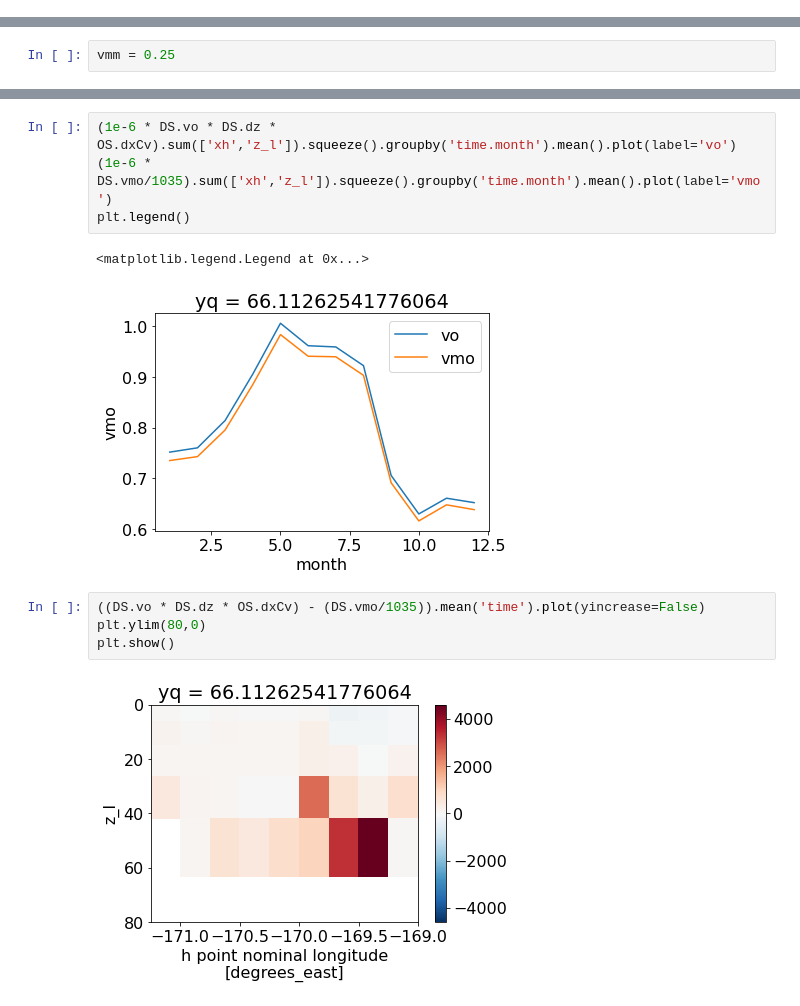
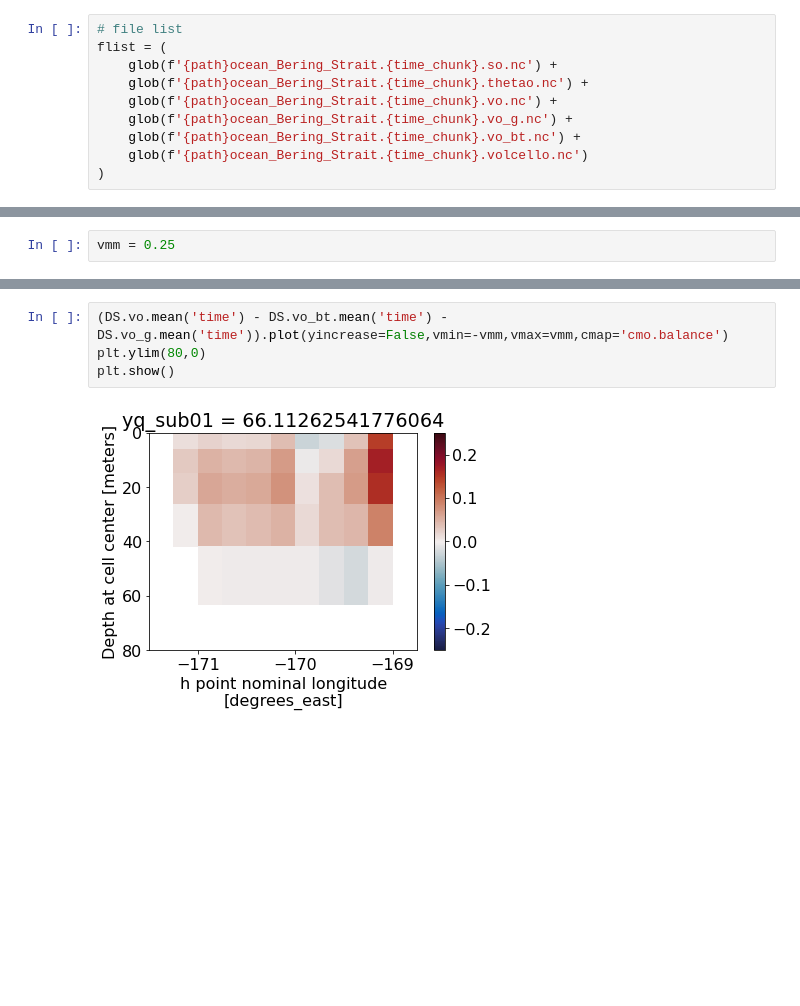
Before and after one commit to marionalberty/Chukchi_heatbudgets, a Jupyter notebook: notebooks/calc_Vdecomp.ipynb, the cells around one changed output, grey strips where cells are left out. Drawn from its saved outputs; the diff is of its cells as text; blank space fills up the shorter version.

```diff
--- a/notebooks/calc_Vdecomp.ipynb
+++ b/notebooks/calc_Vdecomp.ipynb
@@ -194,0 +223,10 @@ DS = decomp_v(DS,grid)
+# %%
+# file list
+flist = (
+    glob(f'{path}ocean_Bering_Strait.{time_chunk}.so.nc') +
+    glob(f'{path}ocean_Bering_Strait.{time_chunk}.thetao.nc') +
+    glob(f'{path}ocean_Bering_Strait.{time_chunk}.vo.nc') +
+    glob(f'{path}ocean_Bering_Strait.{time_chunk}.vo_g.nc') +
+    glob(f'{path}ocean_Bering_Strait.{time_chunk}.vo_bt.nc') +
+    glob(f'{path}ocean_Bering_Strait.{time_chunk}.volcello.nc')
+)
@@ -250,13 +260,6 @@ plt.show()
-# %%
-(1e-6 * DS.vo * DS.dz * OS.dxCv).sum(['xh','z_l']).squeeze().groupby('time.month').mean().plot(label='vo')
-(1e-6 * DS.vmo/1035).sum(['xh','z_l']).squeeze().groupby('time.month').mean().plot(label='vmo')
-plt.legend()
-# %% [output]
-<matplotlib.legend.Legend at 0x...>
-[figure, removed]
 # %%
-((DS.vo * DS.dz * OS.dxCv) - (DS.vmo/1035)).mean('time').plot(yincrease=False)
+(DS.vo.mean('time') - DS.vo_bt.mean('time') - DS.vo_g.mean('time')).plot(yincrease=False,vmin=-vmm,vmax=vmm,cmap='cmo.balance')
 plt.ylim(80,0)
 plt.show()
 # %% [output]
-[figure, old version]
+[figure, new version]
```
Also changed, not shown: parts of 31 cells of this notebook.
